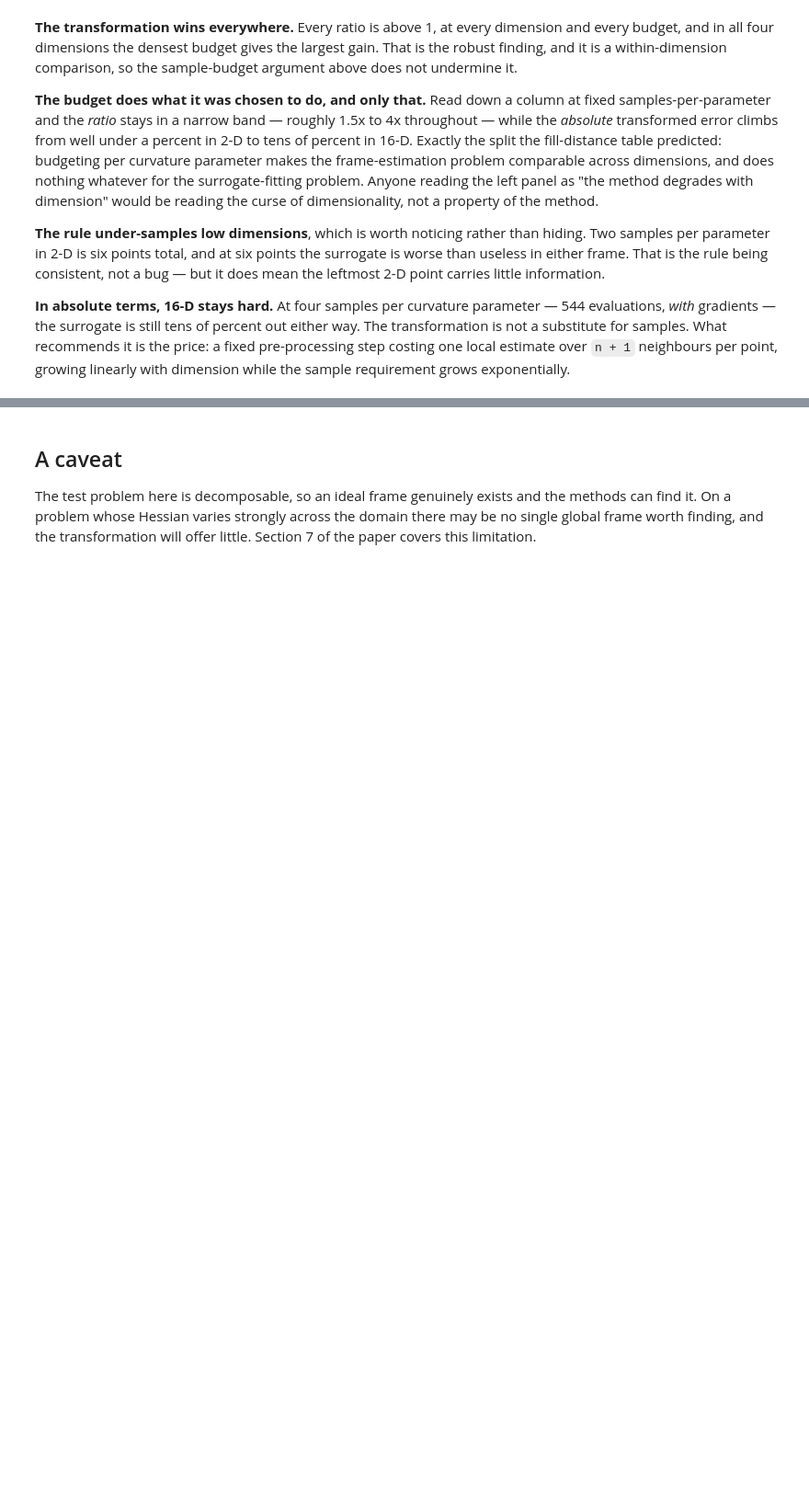
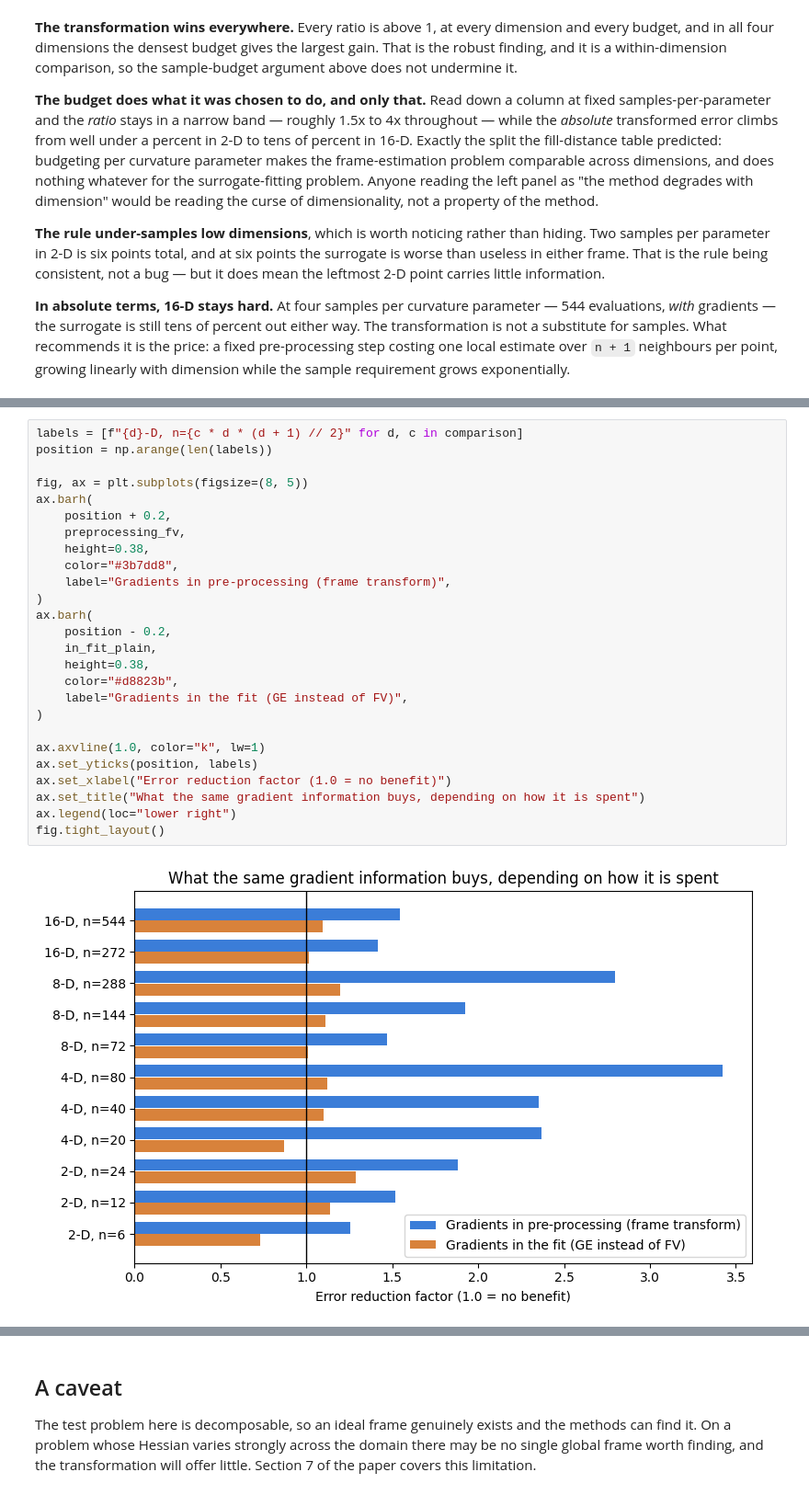
Before and after one commit to JohannBouwer/ge_rbf, a Jupyter notebook: notebooks/03_transformations.ipynb, the cells around one changed output, grey strips where cells are left out. Shown at 92% size. Cells and saved outputs as stored; diff of their text form; blank space fills up the shorter version.

```diff
--- a/notebooks/03_transformations.ipynb
+++ b/notebooks/03_transformations.ipynb
@@ -348,0 +454,28 @@ fig.tight_layout()
+# %%
+labels = [f"{d}-D, n={c * d * (d + 1) // 2}" for d, c in comparison]
+position = np.arange(len(labels))
+
+fig, ax = plt.subplots(figsize=(8, 5))
+ax.barh(
+    position + 0.2,
+    preprocessing_fv,
+    height=0.38,
+    color="#3b7dd8",
+    label="Gradients in pre-processing (frame transform)",
+)
+ax.barh(
+    position - 0.2,
+    in_fit_plain,
+    height=0.38,
+    color="#d8823b",
+    label="Gradients in the fit (GE instead of FV)",
+)
+
+ax.axvline(1.0, color="k", lw=1)
+ax.set_yticks(position, labels)
+ax.set_xlabel("Error reduction factor (1.0 = no benefit)")
+ax.set_title("What the same gradient information buys, depending on how it is spent")
+ax.legend(loc="lower right")
+fig.tight_layout()
+# %% [output]
+[figure, added]
```
Also changed, not shown: parts of 4 cells of this notebook, 3 other files.
